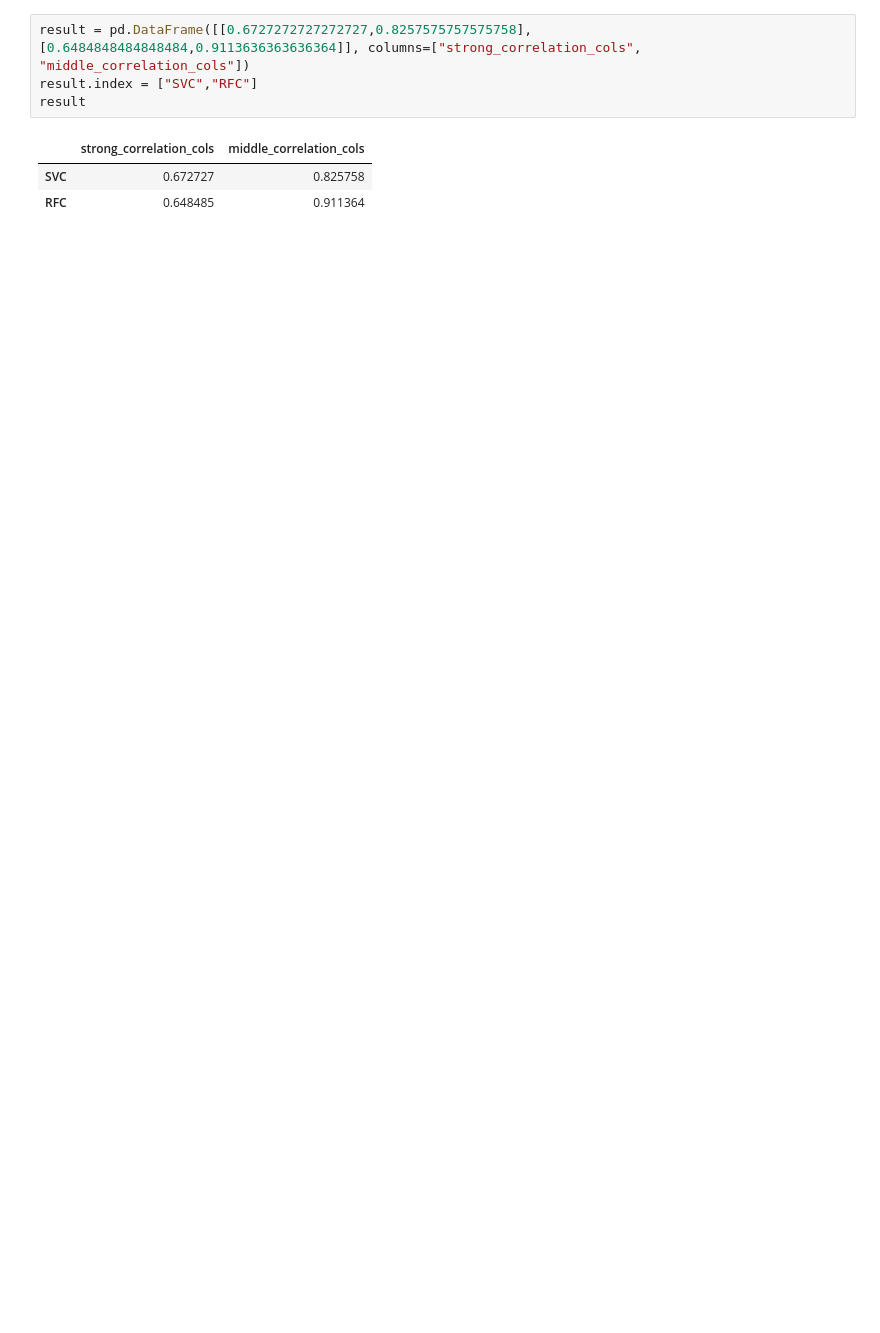
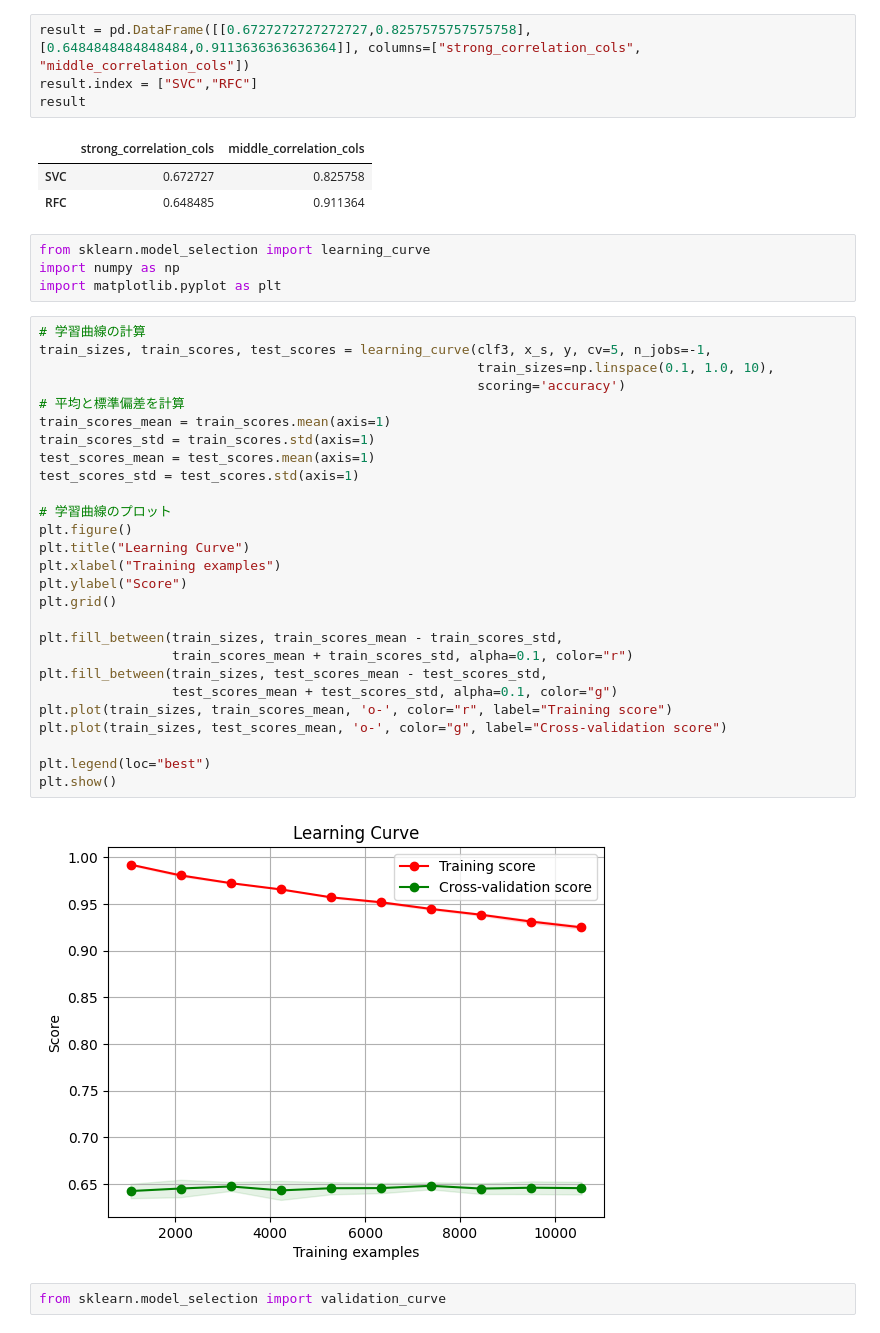
Before and after one commit to ietsuka/weather_divide_ml, a Jupyter notebook: weather_divide.ipynb, the cells around one changed output. Cells and saved outputs as stored; diff of their text form; blank space fills up the shorter version.

```diff
--- a/weather_divide.ipynb
+++ b/weather_divide.ipynb
@@ -415,3 +441,38 @@ result
 |  | strong_correlation_cols | middle_correlation_cols |
 | SVC | 0.672727 | 0.825758 |
 | RFC | 0.648485 | 0.911364 |
+# %%
+from sklearn.model_selection import learning_curve
+import numpy as np
+import matplotlib.pyplot as plt
+# %%
+# 学習曲線の計算
+train_sizes, train_scores, test_scores = learning_curve(clf3, x_s, y, cv=5, n_jobs=-1,
+                                                        train_sizes=np.linspace(0.1, 1.0, 10),
+                                                        scoring='accuracy')
+# 平均と標準偏差を計算
+train_scores_mean = train_scores.mean(axis=1)
+train_scores_std = train_scores.std(axis=1)
+test_scores_mean = test_scores.mean(axis=1)
+test_scores_std = test_scores.std(axis=1)
+
+# 学習曲線のプロット
+plt.figure()
+plt.title("Learning Curve")
+plt.xlabel("Training examples")
+plt.ylabel("Score")
+plt.grid()
+
+plt.fill_between(train_sizes, train_scores_mean - train_scores_std,
+                 train_scores_mean + train_scores_std, alpha=0.1, color="r")
+plt.fill_between(train_sizes, test_scores_mean - test_scores_std,
+                 test_scores_mean + test_scores_std, alpha=0.1, color="g")
+plt.plot(train_sizes, train_scores_mean, 'o-', color="r", label="Training score")
+plt.plot(train_sizes, test_scores_mean, 'o-', color="g", label="Cross-validation score")
+
+plt.legend(loc="best")
+plt.show()
+# %% [output]
+[figure, added]
+# %%
+from sklearn.model_selection import validation_curve
```
Also changed, not shown: parts of 5 cells of this notebook.
